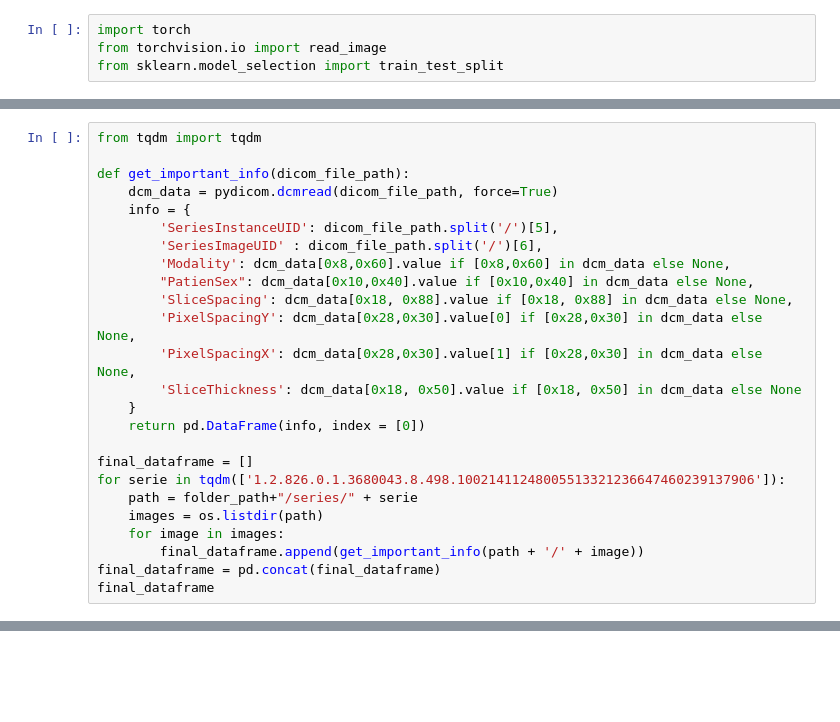
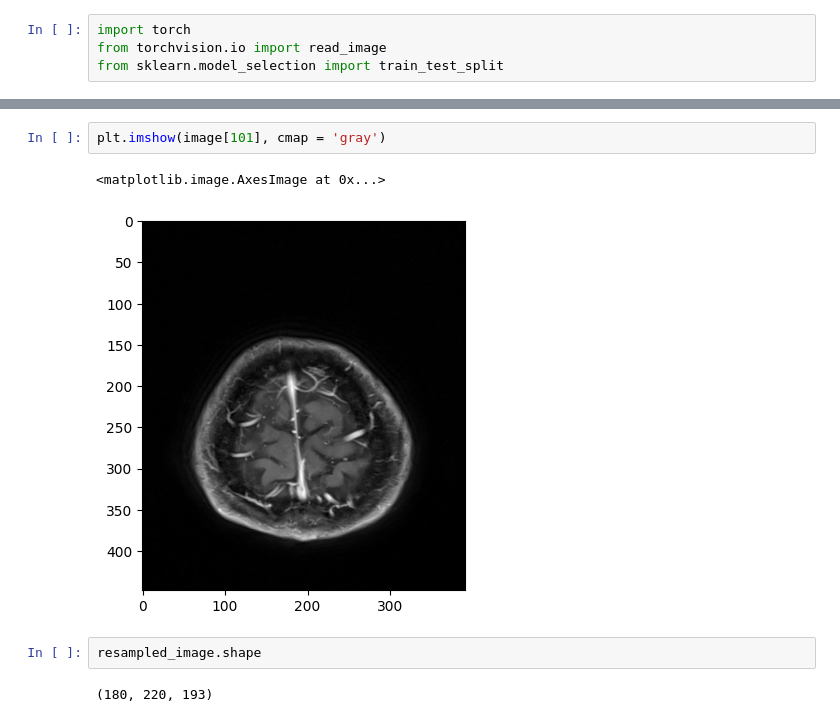
Before and after one commit to juannico007/DL-aneurysm-detection, a Jupyter notebook: Notebooks/aneurysms.ipynb, the cells around one changed output, grey strips where cells are left out. Saved outputs shown, nothing was run; the diff lists cells and outputs as text; blank space fills up the shorter version.

Commit message:
Added resampling of the images

```diff
--- a/Notebooks/aneurysms.ipynb
+++ b/Notebooks/aneurysms.ipynb
@@ -490,25 +470,0 @@ img.shape
-# %%
-from tqdm import tqdm
-
-def get_important_info(dicom_file_path):
-    dcm_data = pydicom.dcmread(dicom_file_path, force=True)
-    info = {
-        'SeriesInstanceUID': dicom_file_path.split('/')[5],
-        'SeriesImageUID' : dicom_file_path.split('/')[6],
-        'Modality': dcm_data[0x8,0x60].value if [0x8,0x60] in dcm_data else None,
-        "PatienSex": dcm_data[0x10,0x40].value if [0x10,0x40] in dcm_data else None,
-        'SliceSpacing': dcm_data[0x18, 0x88].value if [0x18, 0x88] in dcm_data else None,
-        'PixelSpacingY': dcm_data[0x28,0x30].value[0] if [0x28,0x30] in dcm_data else None,
-        'PixelSpacingX': dcm_data[0x28,0x30].value[1] if [0x28,0x30] in dcm_data else None,
-        'SliceThickness': dcm_data[0x18, 0x50].value if [0x18, 0x50] in dcm_data else None
-    }
-    return pd.DataFrame(info, index = [0])
-
-final_dataframe = []
-for serie in tqdm(['1.2.826.0.1.3680043.8.498.10021411248005513321236647460239137906']):
-    path = folder_path+"/series/" + serie
-    images = os.listdir(path)
-    for image in images:
-        final_dataframe.append(get_important_info(path + '/' + image))
-final_dataframe = pd.concat(final_dataframe)
-final_dataframe
@@ -528,0 +511,9 @@ final_dataframe
+# %%
+plt.imshow(image[101], cmap = 'gray')
+# %% [output]
+<matplotlib.image.AxesImage at 0x...>
+[figure, added]
+# %%
+resampled_image.shape
+# %% [output]
+(180, 220, 193)
```
Also changed, not shown: parts of 11 cells of this notebook.
